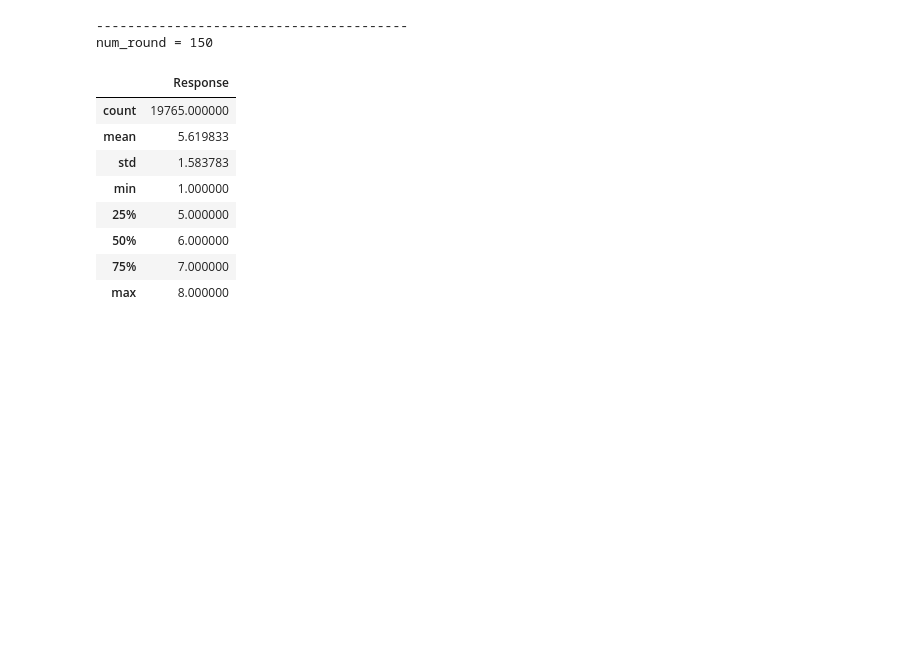
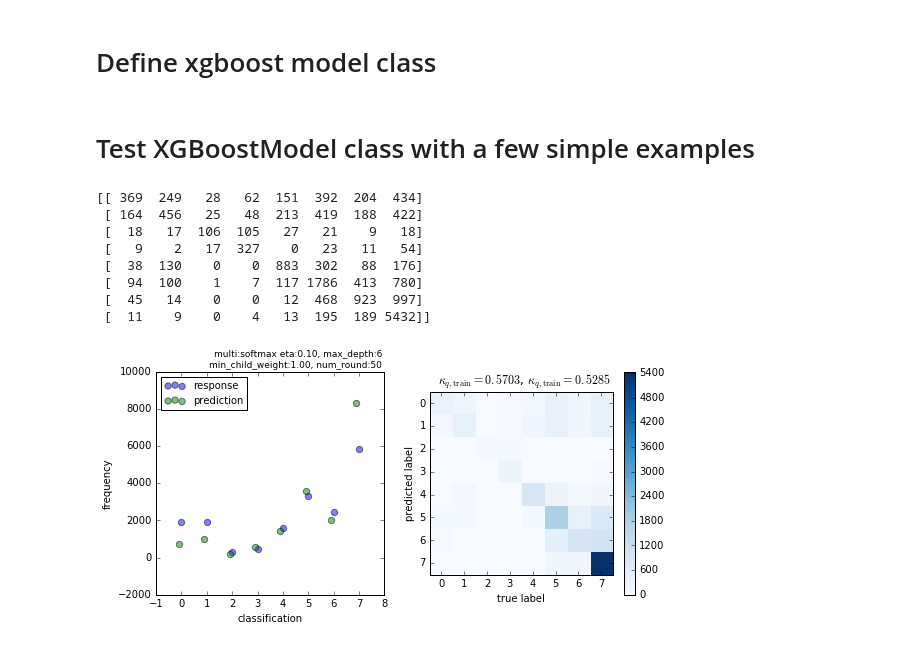
Before and after one commit to PedroMDuarte/kaggle-prudential-201512, a Jupyter notebook: step02-prudential-kaggle-160124.ipynb, the cells around one changed output. Drawn from its saved outputs; the diff is of its cells as text; code cells hidden in the pictures; blank space fills up the shorter version.

```diff
--- a/step02-prudential-kaggle-160124.ipynb
+++ b/step02-prudential-kaggle-160124.ipynb
@@ -14,5 +0,0 @@ from sklearn.metrics import confusion_matrix
-# %%
-data = pd.read_csv('data_imputed.csv')
-pd.options.display.max_columns = None
-print(data['Response'].dtype)
-data.head()
@@ -668,38 +0,0 @@ The next thing I will explore is the optimization of the cutoff points that are
-# %%
-data = pd.read_csv('data_imputed.csv')
-
-features = data[data['train?'] == True].drop(['train?', 'Id', 'Response'], axis=1)
-labels = data[data['train?'] == True]['Response'].astype('int') -1
-submission_features = data[data['train?'] == False].drop(['train?', 'Id', 'Response'], axis=1)
-
-
-# xgboost parameters:
-param = {}
-
-# use softmax multi-class classification
-param['objective'] = 'reg:linear'
-
-param['eta'] = 0.05
-param['max_depth'] = 8
-param['min_child_weight'] = 200
-
-param['silent'] = 1
-param['nthread'] = 1
-
-def classify(score):
-    return np.rint(np.clip(score, -0.49, 7.49))
-
-
-num_round = 150
-xg_train = xgb.DMatrix(features, labels)
-print("\n" + "-"*40)
-print("{} = {}".format("num_round", num_round))
-model = xgb.train(param, xg_train, num_round)
-
-
-xg_submission = xgb.DMatrix(submission_features)
-submission_prediction = model.predict(xg_submission)
-submission = classify(submission_prediction)
-# %% [output]
-----------------------------------------
-num_round = 150
@@ -712,12 +0,0 @@ submission_df.to_csv('step02_submission.csv')
-# %%
-submission_df.describe()
-# %% [output]
-|  | Response |
-| count | 19765.000000 |
-| mean | 5.619833 |
-| std | 1.583783 |
-| min | 1.000000 |
-| 25% | 5.000000 |
-| 50% | 6.000000 |
-| 75% | 7.000000 |
-| max | 8.000000 |
@@ -723,0 +15,2 @@ submission_df.describe()
+# %% [markdown]
+# Define xgboost model class
@@ -723,0 +477,15 @@ submission_df.describe()
+# %% [markdown]
+# Test XGBoostModel class with a few simple examples
+# %%
+booster = XGBoostModel(nfolds=3)
+booster.learn_model(fold=0.7, objective='multi:softmax', num_round=50, make_plot=True)
+# %% [output]
+[[ 369  249   28   62  151  392  204  434]
+ [ 164  456   25   48  213  419  188  422]
+ [  18   17  106  105   27   21    9   18]
+ [   9    2   17  327    0   23   11   54]
+ [  38  130    0    0  883  302   88  176]
+ [  94  100    1    7  117 1786  413  780]
+ [  45   14    0    0   12  468  923  997]
+ [  11    9    0    4   13  195  189 5432]]
+[figure, added]
```
Also changed, not shown: parts of 56 cells of this notebook, 1 other file.
